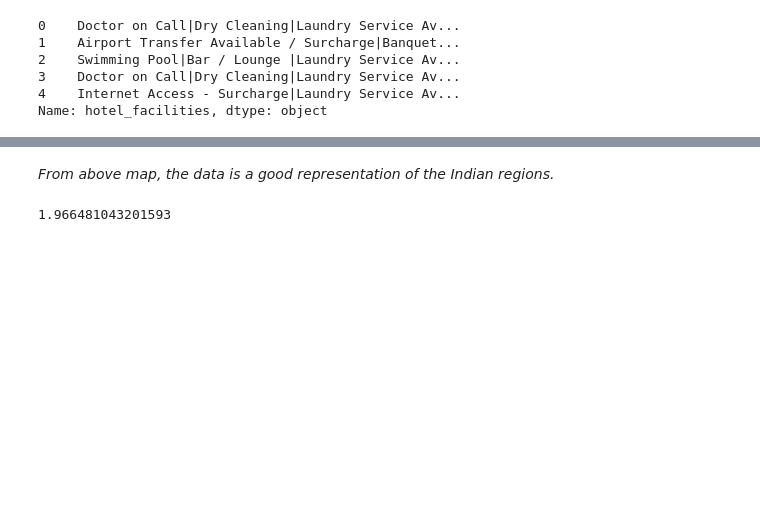
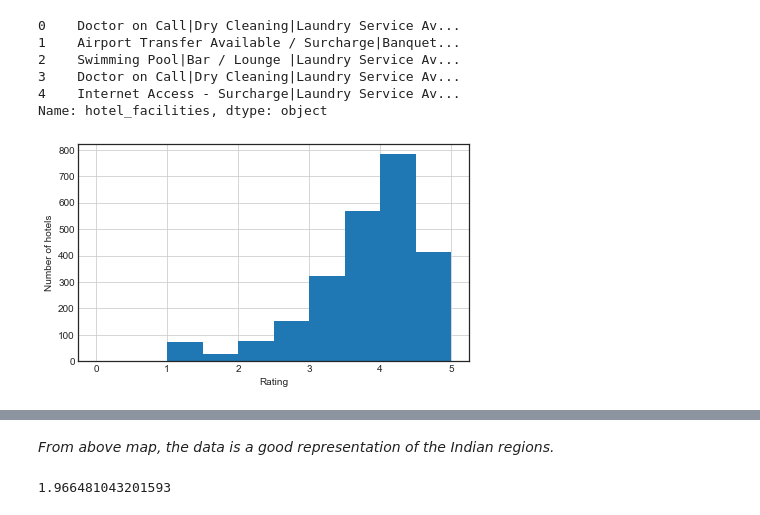
Before and after one commit to anubhav-agarwal/ga-projects, a Jupyter notebook: Indian Hotel System.ipynb, the cells around one changed output, grey strips where cells are left out. Drawn from its saved outputs; the diff is of its cells as text; code cells hidden in the pictures; blank space fills up the shorter version.

```diff
--- a/Indian Hotel System.ipynb
+++ b/Indian Hotel System.ipynb
@@ -155,6 +170,20 @@ indian_hotels_concat.hotel_facilities.head()
 3    Doctor on Call|Dry Cleaning|Laundry Service Av...
 4    Internet Access - Surcharge|Laundry Service Av...
 Name: hotel_facilities, dtype: object
+# %%
+import matplotlib.pyplot as plt
+import seaborn as sns
+sns.set_style("white")
+
+f, axarr = plt.subplots(1, 1, figsize=(7, 4))
+f.subplots_adjust(hspace=1)
+plt.xlabel('Rating')
+plt.ylabel('Number of hotels')
+indian_hotels.site_review_rating.hist()
+
+f.savefig('assets/rating_distribution.png')
+# %% [output]
+[figure, added]
 # %%
 sns.pairplot(indian_hotels.dropna())
 # %% [output]
```
Also changed, not shown: parts of 128 cells of this notebook.
